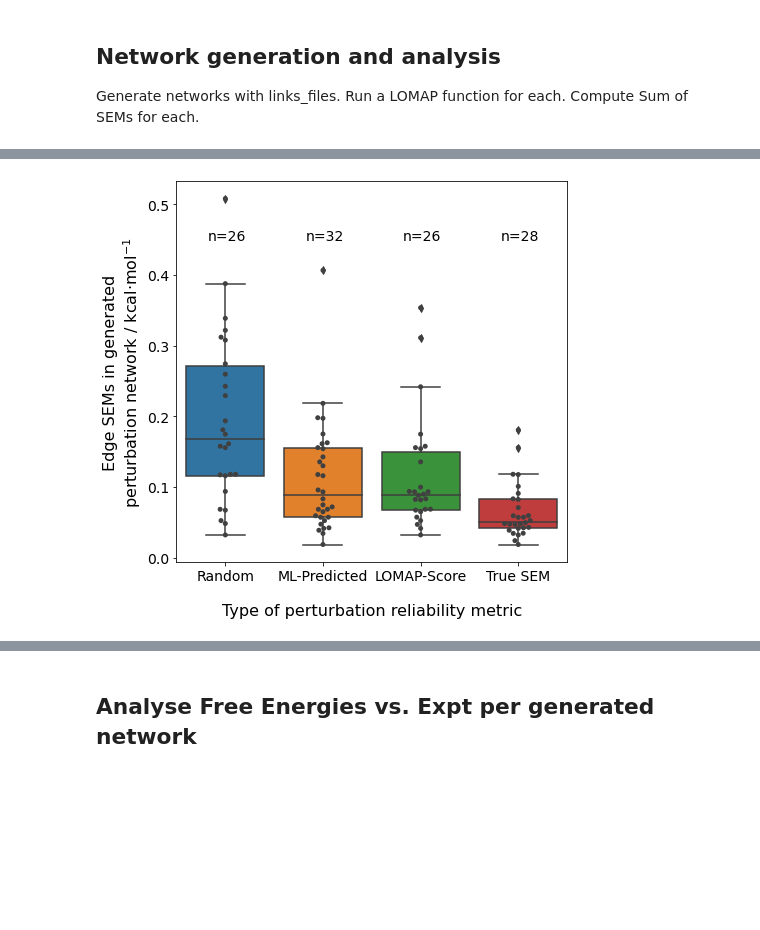
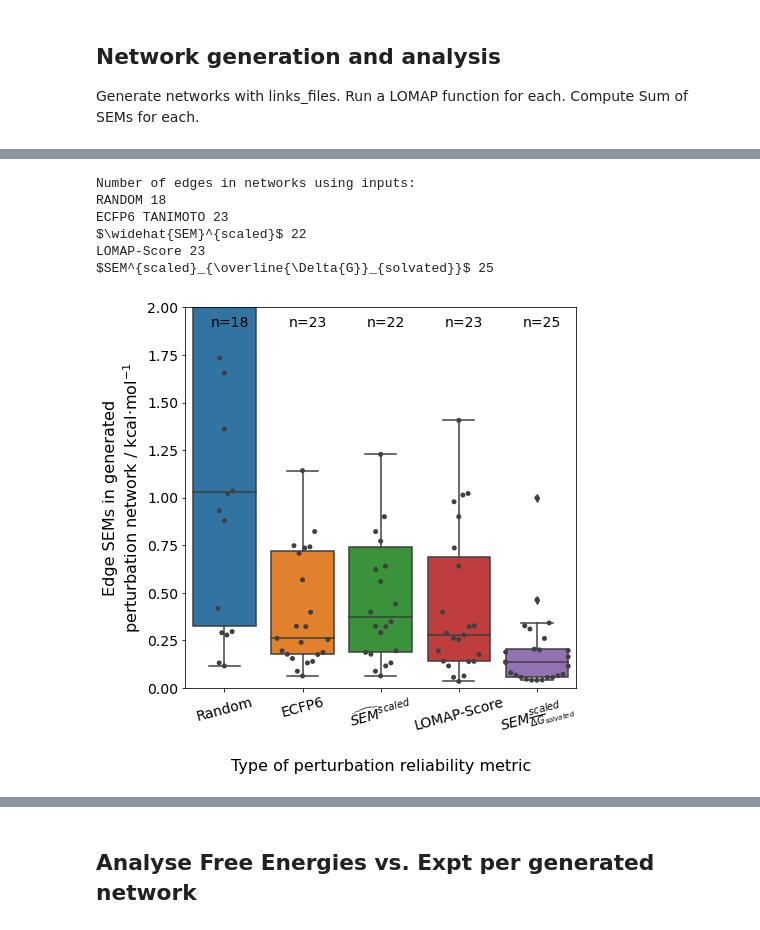
Before and after one commit to michellab/RBFENN, a Jupyter notebook: ANALYSIS/perturbation_networks/_05_generate_perturbation_networks.ipynb, the cells around one changed output, grey strips where cells are left out. Drawn from its saved outputs; the diff is of its cells as text; code cells hidden in the pictures; blank space fills up the shorter version.

```diff
--- a/ANALYSIS/perturbation_networks/_05_generate_perturbation_networks.ipynb
+++ b/ANALYSIS/perturbation_networks/_05_generate_perturbation_networks.ipynb
@@ -459,21 +328,32 @@ def runLOMAP(links_file):
 
     return tranformations, lomap_scores, pert_network_dict
 # %%
-def calcSumOfSEMs(pert_network_dict, true_sems_df):
-    """Given a specific combination of edges, computes the sum of True SEMs in the network."""
+def calcTrueSEMS(pert_network_dict, true_sems_df, true_sem_input=False):
+    """Given a specific combination of edges, computes the True SEMs in the network."""
     true_sems_per_edge = []
     perts = []
     for pert, v in pert_network_dict.items():
-        # from the dataframe with true sems, find the true sem for this edge that LOMAP has suggested.
-        sem_this_pert = true_sems_df[true_sems_df["Perturbation"] == pert]["True SEM"].values[0]
+        if true_sem_input:
+            # in case we are dealing with True SEM input to LOMAP, the pert_network_dict will
+            # already contain true SEMs as scores. return these instead of parsing the reference DF.
+            sem_this_pert = v
+        else:
+            # from the dataframe with true sems, find the true sem for this edge that LOMAP has suggested.
+            try:
+                sem_this_pert = true_sems_df[true_sems_df["Perturbation"] == pert]["True SEM"].values[0]
+            except IndexError:
+                inv_pert = f"{pert.split('~')[1]}~{pert.split('~')[0]}"
+                sem_this_pert = true_sems_df[true_sems_df["Perturbation"] == inv_pert]["True SEM"].values[0]
 
         true_sems_per_edge.append(sem_this_pert)
         perts.append(pert)
 
+
     return true_sems_per_edge, len(true_sems_per_edge), perts
 # %%
 _, lomap_scores_random, pert_network_dict_random = runLOMAP("process/lomap/lomap_inputs_rand_sems.csv")
 _, lomap_scores_pred, pert_network_dict_pred = runLOMAP("process/lomap/lomap_inputs_pred_sems.csv")
 _, lomap_scores_lomap, pert_network_dict_lomap = runLOMAP("process/lomap/lomap_inputs_lomap_scores.csv")
+_, lomap_scores_ecfp6, pert_network_dict_ecfp6 = runLOMAP("process/lomap/lomap_inputs_ecfp6_sems.csv")
 _, lomap_scores_true_sem, pert_network_dict_true_sem = runLOMAP("process/lomap/lomap_inputs_true_sems.csv")
 # %% [output]
@@ -497,45 +377,69 @@ Added prespecified link for mols ['020_lig_18625-1.mol2', '005_lig_18636-1.mol2'
+# %%
+print("Number of edges in networks using inputs:")
+print("RANDOM", len(pert_network_dict_random))
+print("ECFP6 TANIMOTO", len(pert_network_dict_ecfp6))
+print("$\widehat{SEM}^{scaled}$", len(pert_network_dict_pred))
+print("LOMAP-Score", len(pert_network_dict_lomap))
+print("$SEM^{scaled}_{\overline{\Delta{G}}_{solvated}}$", len(pert_network_dict_true_sem))
+# %% [output]
+Number of edges in networks using inputs:
+RANDOM 18
+ECFP6 TANIMOTO 23
+$\widehat{SEM}^{scaled}$ 22
+LOMAP-Score 23
+$SEM^{scaled}_{\overline{\Delta{G}}_{solvated}}$ 25
 # %%
-original_true_sems_df = pd.read_csv("output/tmp_sem_predictions_jnk1.csv", usecols=(0,1))
+original_true_sems_df = true_df[["pert_name", "true_sem"]]
 original_true_sems_df.columns = ["Perturbation", "True SEM"]
 
-true_sems_random, num_edges_random, perts_random = calcSumOfSEMs(pert_network_dict_random, original_true_sems_df)
-true_sems_pred, num_edges_pred, perts_pred = calcSumOfSEMs(pert_network_dict_pred, original_true_sems_df)
-true_sems_lomap, num_edges_lomap, perts_lomap = calcSumOfSEMs(pert_network_dict_lomap, original_true_sems_df)
-true_sems_true, num_edges_true, perts_true = calcSumOfSEMs(pert_network_dict_true_sem, original_true_sems_df)
+true_sems_random, num_edges_random, perts_random = calcTrueSEMS(pert_network_dict_random, original_true_sems_df)
+true_sems_pred, num_edges_pred, perts_pred = calcTrueSEMS(pert_network_dict_pred, original_true_sems_df)
+true_sems_lomap, num_edges_lomap, perts_lomap = calcTrueSEMS(pert_network_dict_lomap, original_true_sems_df)
+true_sems_ecfp6, num_edges_ecfp6, perts_ecfp6 = calcTrueSEMS(pert_network_dict_ecfp6, original_true_sems_df)
+true_sems_true, num_edges_true, perts_true = calcTrueSEMS(pert_network_dict_true_sem, original_true_sems_df,
+                                                         true_sem_input=True)
 
 # bit annoying to have to switch to pandas again to accommodate seaborn's api..
 random_df = pd.DataFrame(true_sems_random)
 random_df.columns = ["SEM"]
 random_df["SCORING_TYPE"] = "Random"
 random_df["PERT"] = perts_random
 
+ecfp6_df = pd.DataFrame(true_sems_ecfp6)
+ecfp6_df.columns = ["SEM"]
+ecfp6_df["SCORING_TYPE"] = "ECFP6"
+ecfp6_df["PERT"] = perts_ecfp6
+
+
+# true_sems_pred = [val for val in true_sems_pred if val < 1] # to remove outliers.
 pred_df = pd.DataFrame(true_sems_pred)
 pred_df.columns = ["SEM"]
-pred_df["SCORING_TYPE"] = "ML-Predicted"
+pred_df["SCORING_TYPE"] = "$\widehat{SEM}^{scaled}$"
 pred_df["PERT"] = perts_pred
 
 lomap_df = pd.DataFrame(true_sems_lomap)
 lomap_df.columns = ["SEM"]
 lomap_df["SCORING_TYPE"] = "LOMAP-Score"
 lomap_df["PERT"] = perts_lomap
 
-true_df = pd.DataFrame(true_sems_true)
-true_df.columns = ["SEM"]
-true_df["SCORING_TYPE"] = "True SEM"
-true_df["PERT"] = perts_true
+true_df_plot = pd.DataFrame(true_sems_true)
+true_df_plot.columns = ["SEM"]
+true_df_plot["SCORING_TYPE"] = "$SEM^{scaled}_{\overline{\Delta{G}}_{solvated}}$"
+true_df_plot["PERT"] = perts_true
 
-concat_df = pd.concat([random_df, pred_df, lomap_df, true_df], ignore_index=True)
+concat_df = pd.concat([random_df, ecfp6_df, pred_df, lomap_df, true_df_plot], ignore_index=True)
 plt.figure(figsize=(7,7))
 ax = sns.boxplot(x="SCORING_TYPE", y="SEM", data=concat_df)
 ax = sns.swarmplot(x="SCORING_TYPE", y="SEM", data=concat_df, color=".25")
 
-for i, num in enumerate([num_edges_random, num_edges_pred, num_edges_lomap, num_edges_true]):
-    ax.annotate("n="+str(num), xy=(i-0.18,0.45))
+for i, num in enumerate([num_edges_random, num_edges_ecfp6, num_edges_pred, num_edges_lomap, num_edges_true]):
+    ax.annotate("n="+str(num), xy=(i-0.18,1.9))
 
 plt.xlabel("Type of perturbation reliability metric", labelpad=20)
-#plt.xticks(rotation=15)
+plt.xticks(rotation=15)
 plt.ylabel("Edge SEMs in generated\nperturbation network / kcal$\cdot$mol$^{-1}$")
+plt.ylim(0, 2)
 
 plt.show()
 # %% [output]
-[figure, old version]
+[figure, new version]
```
Also changed, not shown: parts of 38 cells of this notebook.
